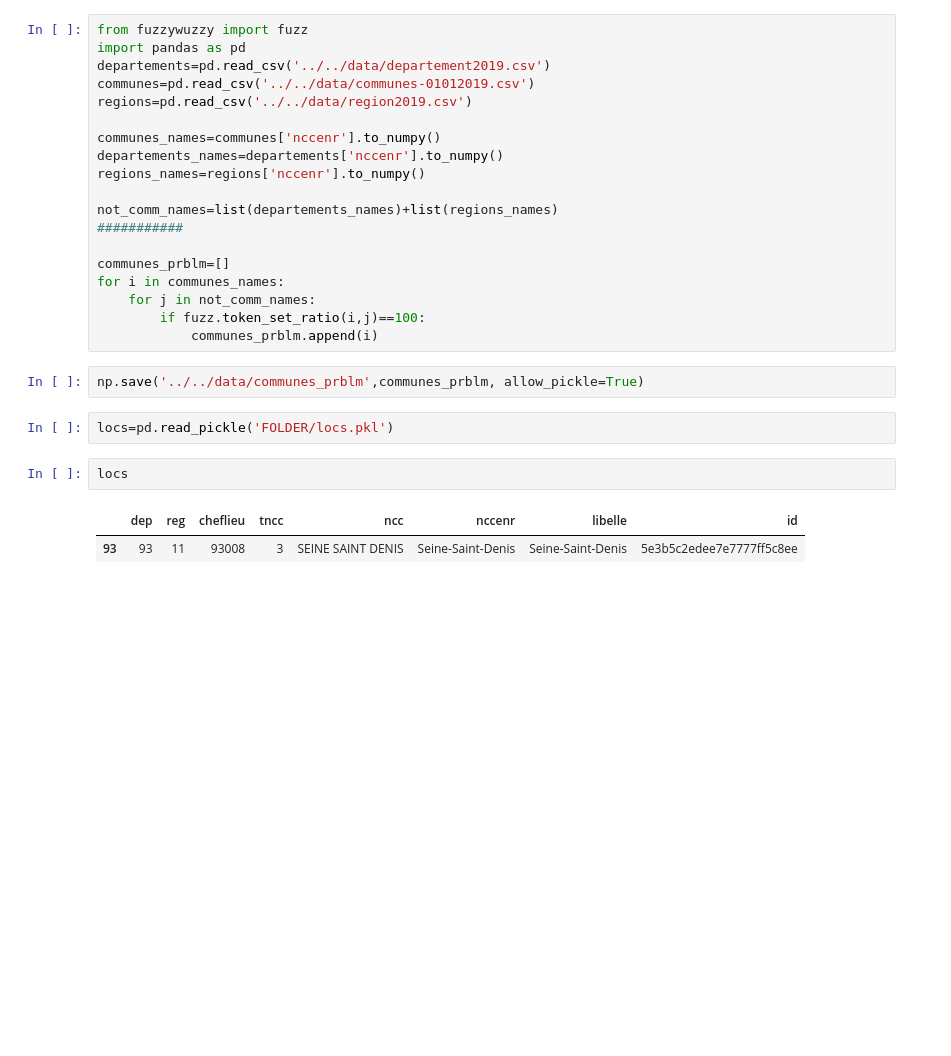
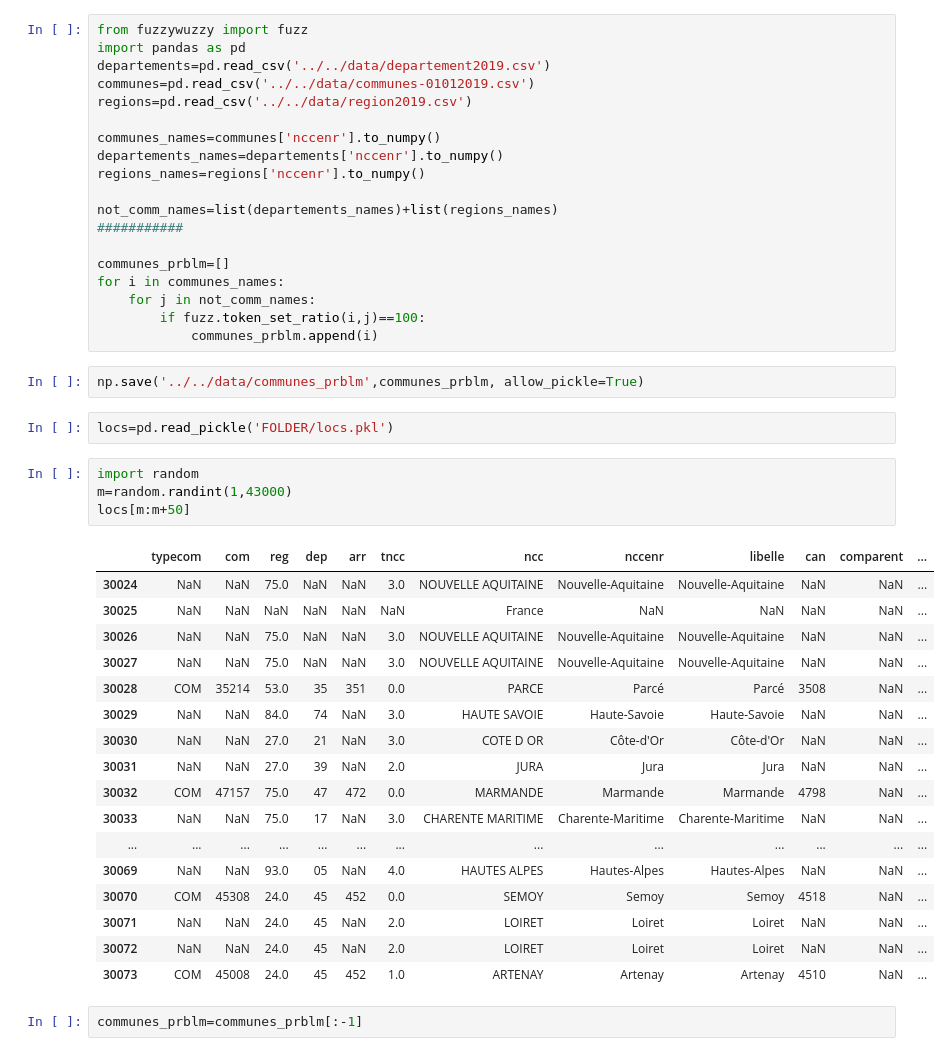
Before and after one commit to etalab-ia/florian_opendatascience, a Jupyter notebook: src/Scripts/Untitled.ipynb, the cells around one changed output. Drawn from its saved outputs; the diff is of its cells as text; blank space fills up the shorter version.

```diff
--- a/src/Scripts/Untitled.ipynb
+++ b/src/Scripts/Untitled.ipynb
@@ -29,8 +29,27 @@ for i in communes_names:
 np.save('../../data/communes_prblm',communes_prblm, allow_pickle=True)
 # %%
 locs=pd.read_pickle('FOLDER/locs.pkl')
-# %%
-locs
-# %% [output]
-|  | dep | reg | cheflieu | tncc | ncc | nccenr | libelle | id |
-| 93 | 93 | 11 | 93008 | 3 | SEINE SAINT DENIS | Seine-Saint-Denis | Seine-Saint-Denis | 5e3b5c2edee7e7777ff5c8ee |
+# %%
+import random
+m=random.randint(1,43000)
+locs[m:m+50]
+# %% [output]
+|  | typecom | com | reg | dep | arr | tncc | ncc | nccenr | libelle | can | comparent | ... |
+| 30024 | NaN | NaN | 75.0 | NaN | NaN | 3.0 | NOUVELLE AQUITAINE | Nouvelle-Aquitaine | Nouvelle-Aquitaine | NaN | NaN | ... |
+| 30025 | NaN | NaN | NaN | NaN | NaN | NaN | France | NaN | NaN | NaN | NaN | ... |
+| 30026 | NaN | NaN | 75.0 | NaN | NaN | 3.0 | NOUVELLE AQUITAINE | Nouvelle-Aquitaine | Nouvelle-Aquitaine | NaN | NaN | ... |
+| 30027 | NaN | NaN | 75.0 | NaN | NaN | 3.0 | NOUVELLE AQUITAINE | Nouvelle-Aquitaine | Nouvelle-Aquitaine | NaN | NaN | ... |
+| 30028 | COM | 35214 | 53.0 | 35 | 351 | 0.0 | PARCE | Parcé | Parcé | 3508 | NaN | ... |
+| 30029 | NaN | NaN | 84.0 | 74 | NaN | 3.0 | HAUTE SAVOIE | Haute-Savoie | Haute-Savoie | NaN | NaN | ... |
+| 30030 | NaN | NaN | 27.0 | 21 | NaN | 3.0 | COTE D OR | Côte-d'Or | Côte-d'Or | NaN | NaN | ... |
+| 30031 | NaN | NaN | 27.0 | 39 | NaN | 2.0 | JURA | Jura | Jura | NaN | NaN | ... |
+| 30032 | COM | 47157 | 75.0 | 47 | 472 | 0.0 | MARMANDE | Marmande | Marmande | 4798 | NaN | ... |
+| 30033 | NaN | NaN | 75.0 | 17 | NaN | 3.0 | CHARENTE MARITIME | Charente-Maritime | Charente-Maritime | NaN | NaN | ... |
+| ... | ... | ... | ... | ... | ... | ... | ... | ... | ... | ... | ... | ... |
+| 30069 | NaN | NaN | 93.0 | 05 | NaN | 4.0 | HAUTES ALPES | Hautes-Alpes | Hautes-Alpes | NaN | NaN | ... |
+| 30070 | COM | 45308 | 24.0 | 45 | 452 | 0.0 | SEMOY | Semoy | Semoy | 4518 | NaN | ... |
+| 30071 | NaN | NaN | 24.0 | 45 | NaN | 2.0 | LOIRET | Loiret | Loiret | NaN | NaN | ... |
+| 30072 | NaN | NaN | 24.0 | 45 | NaN | 2.0 | LOIRET | Loiret | Loiret | NaN | NaN | ... |
+| 30073 | COM | 45008 | 24.0 | 45 | 452 | 1.0 | ARTENAY | Artenay | Artenay | 4510 | NaN | ... |
+# %%
+communes_prblm=communes_prblm[:-1]
```
Also changed, not shown: parts of 1 cell of this notebook, 12 other files.
